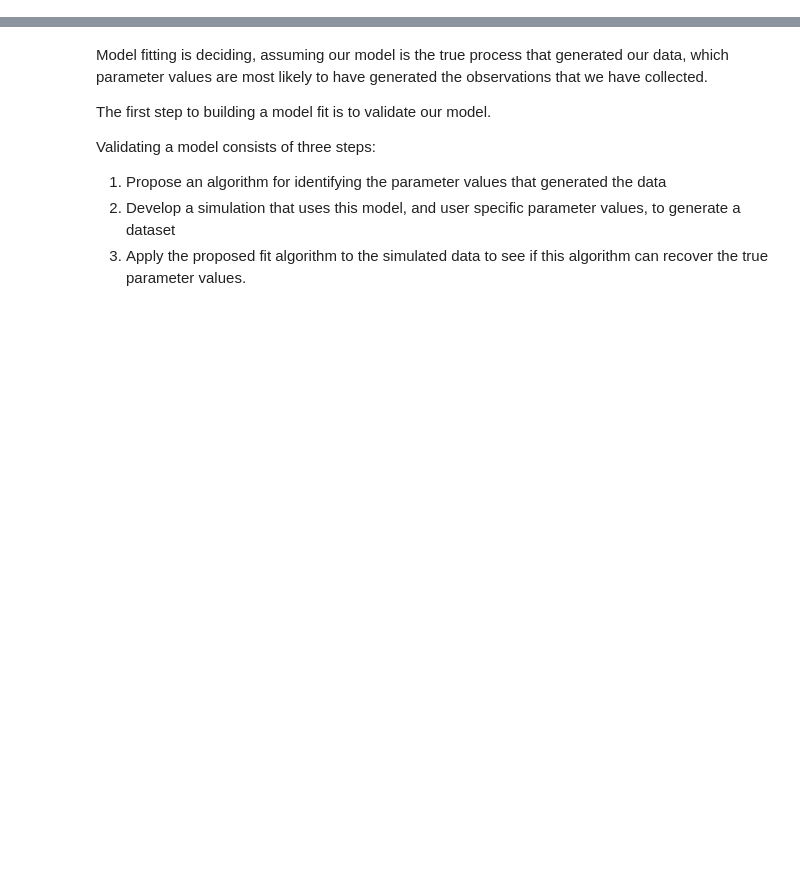
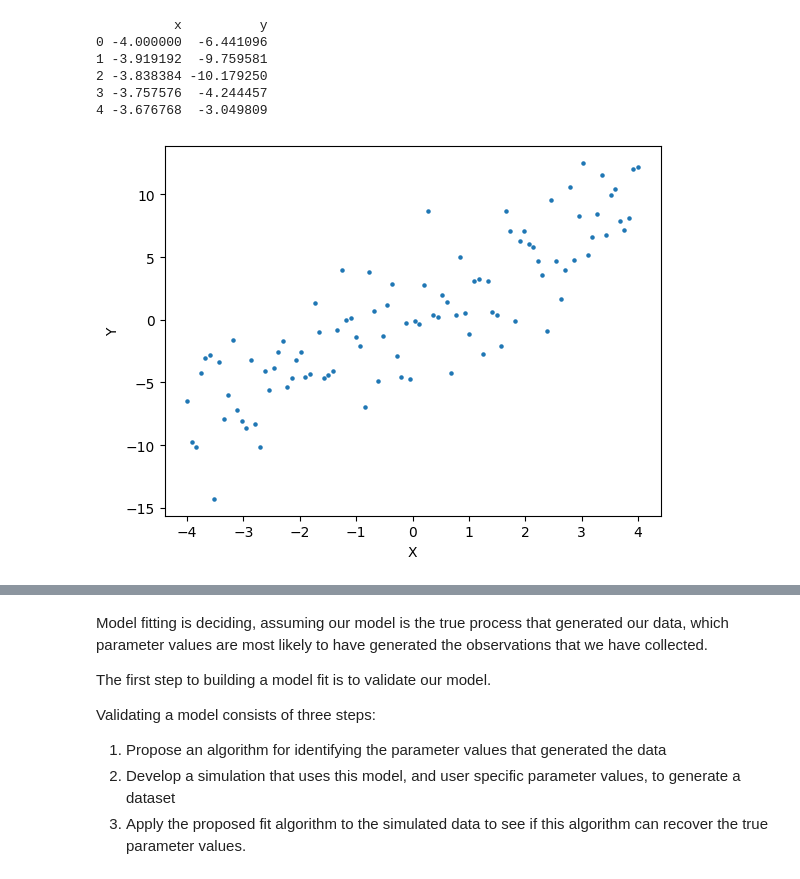
Before and after one commit to computationalUncertaintyLab/outbreak_book, a Jupyter notebook: outbreak_science/chap7.ipynb, the cells around one changed output, grey strips where cells are left out. Cells and saved outputs as stored; diff of their text form; code cells hidden in the pictures; blank space fills up the shorter version.

```diff
--- a/outbreak_science/chap7.ipynb
+++ b/outbreak_science/chap7.ipynb
@@ -92,0 +137,25 @@ For example, below i have plotted noisy observations of incident cases and three
+# %%
+# parameter values, theta = (b0,b1,sigma)
+b0    = 0.5
+b1    = 2
+sigma = 3
+
+x = np.linspace(-4,4,100)
+y = np.random.normal( b0 + b1*x, sigma)
+
+plt.scatter(x,y,s=5)
+plt.xlabel("X")
+plt.ylabel("Y")
+
+#--easy way to build a dataset in pandas
+import pandas as pd
+d = pd.DataFrame({"x":x, "y":y})
+print(d.head())
+# %% [output]
+          x          y
+0 -4.000000  -6.441096
+1 -3.919192  -9.759581
+2 -3.838384 -10.179250
+3 -3.757576  -4.244457
+4 -3.676768  -3.049809
+[figure, added]
```
Also changed, not shown: parts of 13 cells of this notebook.
